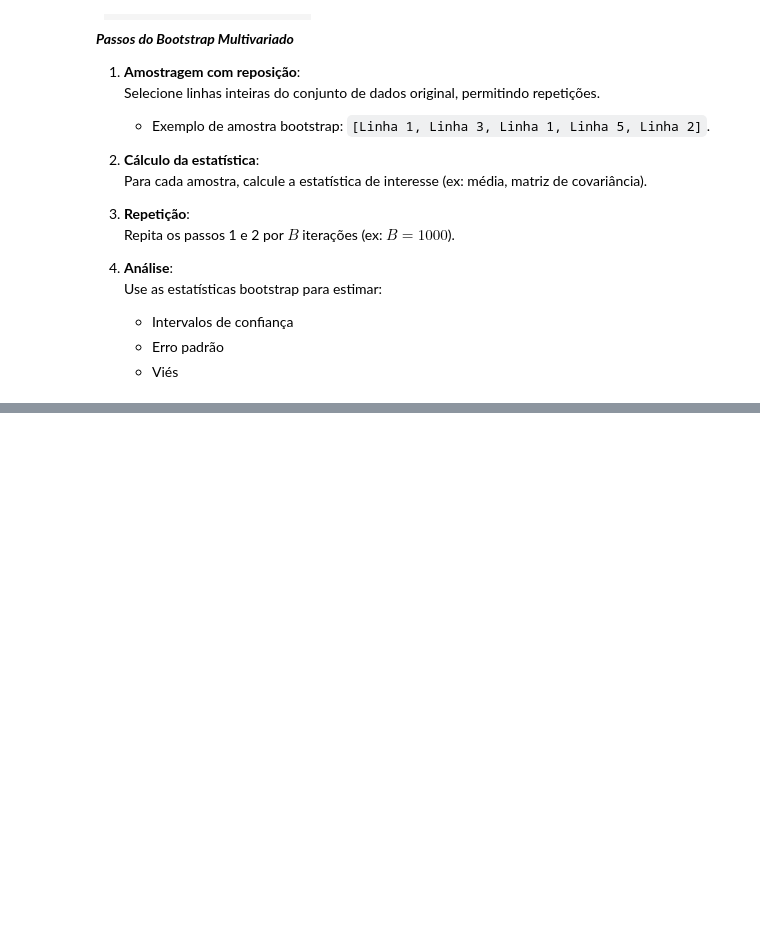
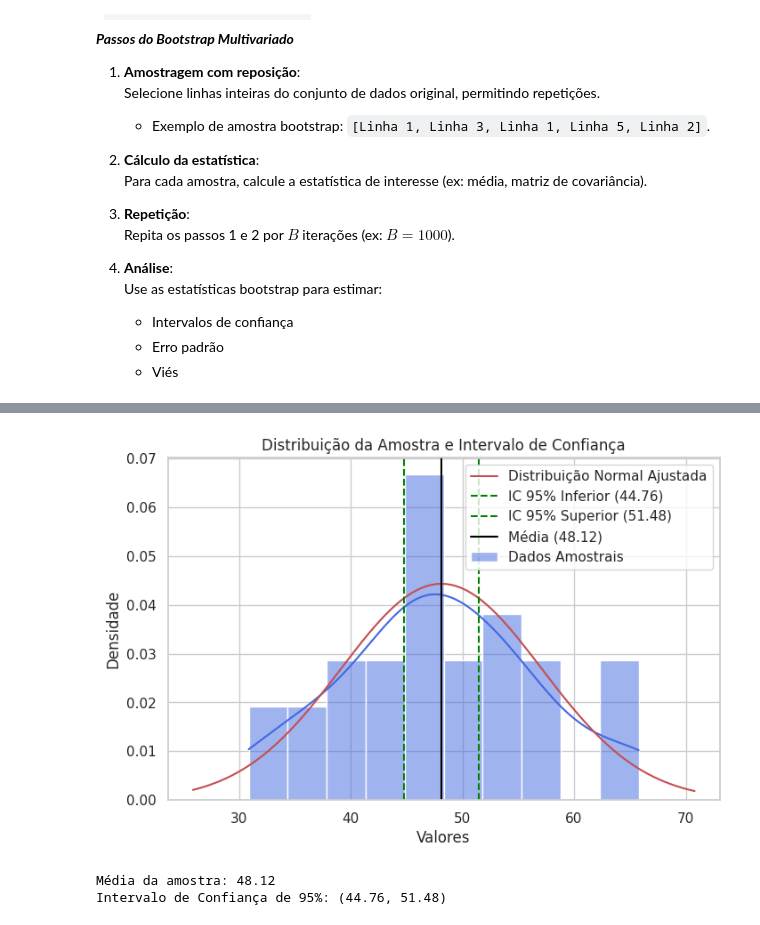
Before and after one commit to lucas-data-science/ml_notes, a Jupyter notebook: _sources/notebooks_estatistica/Distribuicoes_de_Dados.ipynb, the cells around one changed output, grey strips where cells are left out. Saved outputs shown, nothing was run; the diff lists cells and outputs as text; code cells hidden in the pictures; blank space fills up the shorter version.

```diff
--- a/_sources/notebooks_estatistica/Distribuicoes_de_Dados.ipynb
+++ b/_sources/notebooks_estatistica/Distribuicoes_de_Dados.ipynb
@@ -536,0 +613,54 @@ Intervalos de confiança (95%):
+# %%
+import numpy as np
+import scipy.stats as stats
+import matplotlib.pyplot as plt
+import seaborn as sns
+
+# Configuração do Seaborn para melhorar a visualização
+sns.set(style="whitegrid")
+
+# Gerando uma amostra aleatória de dados
+np.random.seed(42)
+dados = np.random.normal(loc=50, scale=10, size=30)  # Média 50, desvio 10, n=30
+
+# Parâmetros da amostra
+n = len(dados)
+media = np.mean(dados)
+desvio = np.std(dados, ddof=1)  # ddof=1 para amostra
+
+# Nível de confiança
+conf = 0.95
+z = stats.t.ppf((1 + conf) / 2, df=n-1)  # Usando t-student para n < 30
+
+# Cálculo do intervalo de confiança
+margem_erro = z * (desvio / np.sqrt(n))
+IC = (media - margem_erro, media + margem_erro)
+
+# Criando a distribuição dos dados
+x = np.linspace(min(dados)-5, max(dados)+5, 100)
+pdf = stats.norm.pdf(x, media, desvio)
+
+# Plotando o histograma e a distribuição normal
+plt.figure(figsize=(8, 5))
+sns.histplot(dados, kde=True, bins=10, color="royalblue", stat="density", label="Dados Amostrais")
+plt.plot(x, pdf, 'r', label="Distribuição Normal Ajustada")
+
+# Destacando o Intervalo de Confiança
+plt.axvline(IC[0], color="green", linestyle="--", label=f"IC 95% Inferior ({IC[0]:.2f})")
+plt.axvline(IC[1], color="green", linestyle="--", label=f"IC 95% Superior ({IC[1]:.2f})")
+plt.axvline(media, color="black", linestyle="-", label=f"Média ({media:.2f})")
+
+# Configurações do gráfico
+plt.title("Distribuição da Amostra e Intervalo de Confiança", fontsize=12)
+plt.xlabel("Valores")
+plt.ylabel("Densidade")
+plt.legend()
+plt.show()
+
+# Exibir os valores do intervalo
+print(f"Média da amostra: {media:.2f}")
+print(f"Intervalo de Confiança de 95%: ({IC[0]:.2f}, {IC[1]:.2f})")
+# %% [output]
+[figure, added]
+Média da amostra: 48.12
+Intervalo de Confiança de 95%: (44.76, 51.48)
```
Also changed, not shown: parts of 21 cells of this notebook, 46 other files.
